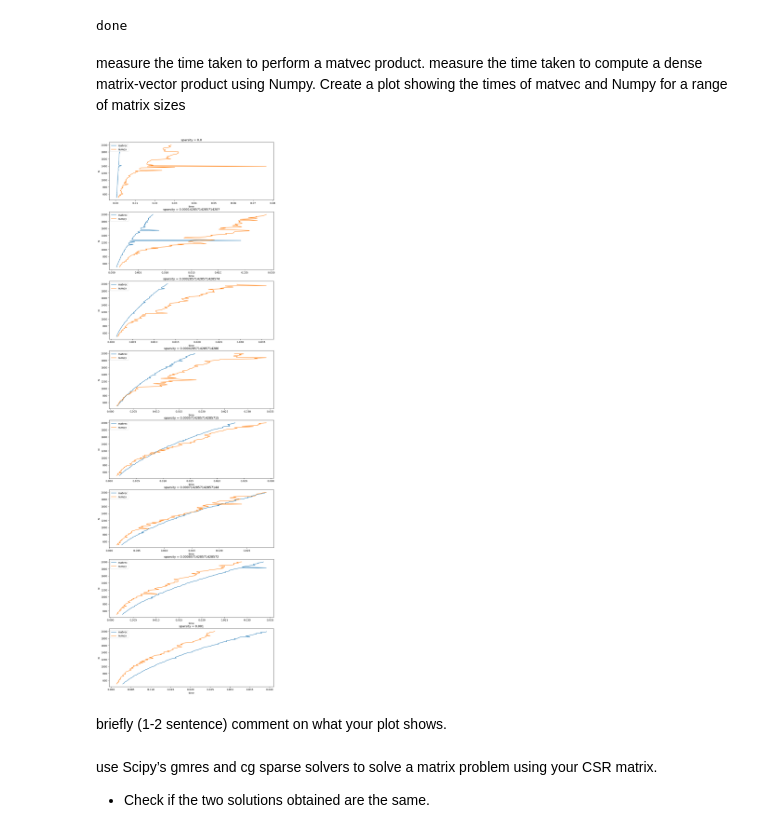
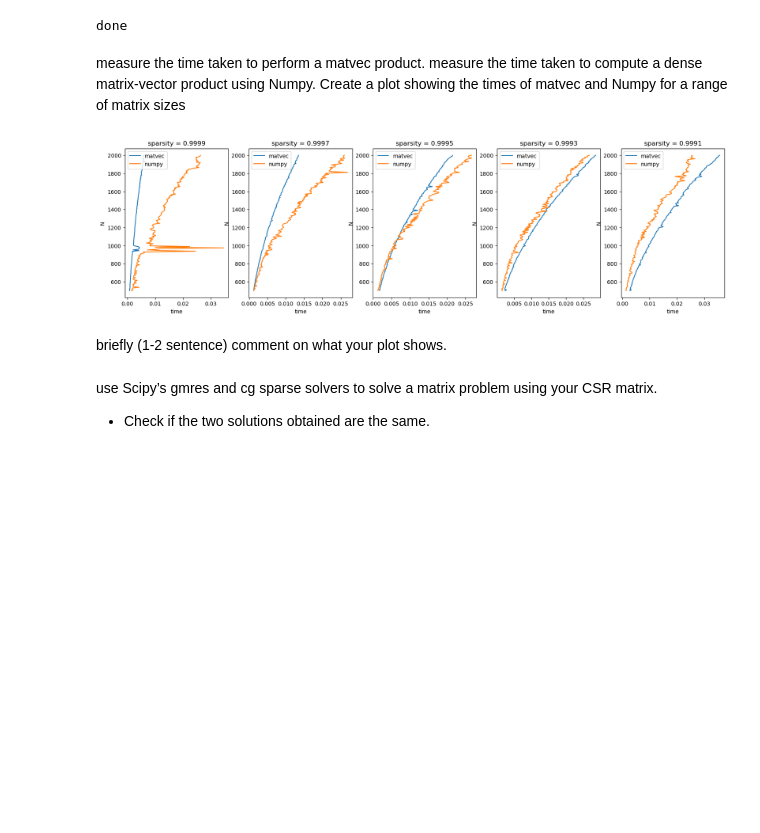
Before and after one commit to YRYoung/HPC, a Jupyter notebook: Assigenment/Assignment_3.ipynb, the cells around one changed output. Drawn from its saved outputs; the diff is of its cells as text; code cells hidden in the pictures; blank space fills up the shorter version.

```diff
--- a/Assigenment/Assignment_3.ipynb
+++ b/Assigenment/Assignment_3.ipynb
@@ -5,7 +5,7 @@
 # %% [markdown]
 implement methods __init__, __add__ and matvec.
 # %%
-import numpy as np
+
 from scipy.sparse.linalg import LinearOperator
 
 
@@ -113,11 +113,10 @@ class CSRMatrix(LinearOperator):
                 next[temp] = -1
                 A_row[temp] = B_row[temp] = 0
 
-            ## 全 0
-            assert not (np.any(next + 1))
-            assert not (np.any(B_row))
-            assert not (np.any(A_row))
-            assert head == -2
+            # assert not (np.any(next + 1))
+            # assert not (np.any(B_row))
+            # assert not (np.any(A_row))
+            # assert head == -2
 
             result.indptr[i + 1] = nnz_C
 
@@ -132,18 +131,18 @@ class CSRMatrix(LinearOperator):
         result.indptr = np.zeros_like(self.indptr, dtype=self.idx_dtype)
         result.indices = np.empty(maxnnz, dtype=self.idx_dtype)
         result.data = np.empty(maxnnz, dtype=self.dtype)
-        nnz_C = 0
+        nnz_total = 0
 
         for i in range(self.shape[0]):
 
             add_result = self.row_toarray(i) + other.row_toarray(i)
             nnz = np.nonzero(add_result)[0]
             for index in nnz:
-                result.indices[nnz_C] = index
-                result.data[nnz_C] = add_result[index]
-                nnz_C += 1
+                result.indices[nnz_total] = index
+                result.data[nnz_total] = add_result[index]
+                nnz_total += 1
 
-            result.indptr[i + 1] = nnz_C
+            result.indptr[i + 1] = nnz_total
 
         return result
 
@@ -229,39 +228,39 @@ Create a plot showing the times of matvec and Numpy for a range of matrix sizes
 # %%
 
 
 def try_product():
-    Sparsities = np.linspace(0, 0.001, 8)
-    Ns = np.linspace(500, 2000, 100, dtype=np.int32)
+    Sparsities = np.array([0.0001, 0.0003, 0.0005, 0.0007, 0.0009])
+    Ns = np.linspace(500, 2000, 200, dtype=np.int32)
 
     times0 = np.zeros([Sparsities.size, len(Ns)])
     times1 = np.zeros([Sparsities.size, len(Ns)])
     repeat = 4
-    fig = plt.figure(figsize=(12, 40))
+    fig = plt.figure(figsize=(20, 5))
     for i, sparsity in enumerate(tqdm(Sparsities)):
         for j, N in enumerate(Ns):
             COO_mat1 = generate_random_coo(N, int(N * N * sparsity))
             nparray_1 = COO_mat1.toarray()
             my_mat1 = CSRMatrix(COO_mat1)
             vector = np.random.random(N)
 
             t = timeit.Timer(lambda: my_mat1 * vector).timeit(repeat)
             times0[i, j] = np.min(t)
             t = timeit.Timer(lambda: np.matmul(nparray_1, vector)).timeit(repeat)
             times1[i, j] = np.min(t)
 
-        plt.subplot(Sparsities.size, 1, i + 1)
+        plt.subplot(1, Sparsities.size, i + 1)
         p0, = plt.plot(times0[i, :], Ns)
         p1, = plt.plot(times1[i, :], Ns)
-        plt.title('sparsity = {}'.format(sparsity))
+        plt.title('sparsity = {}'.format(1 - sparsity))
         plt.legend([p0, p1], ['matvec', "numpy"], loc='upper left')
         plt.xlabel('time')
         plt.ylabel('N')
     plt.show()
 
 
 try_product()
 # %% [output]
-[figure, old version]
+[figure, new version]
 # %% [markdown]
 briefly (1-2 sentence) comment on what your plot shows.
 # %% [markdown]
```
Also changed, not shown: parts of 2 cells of this notebook.
